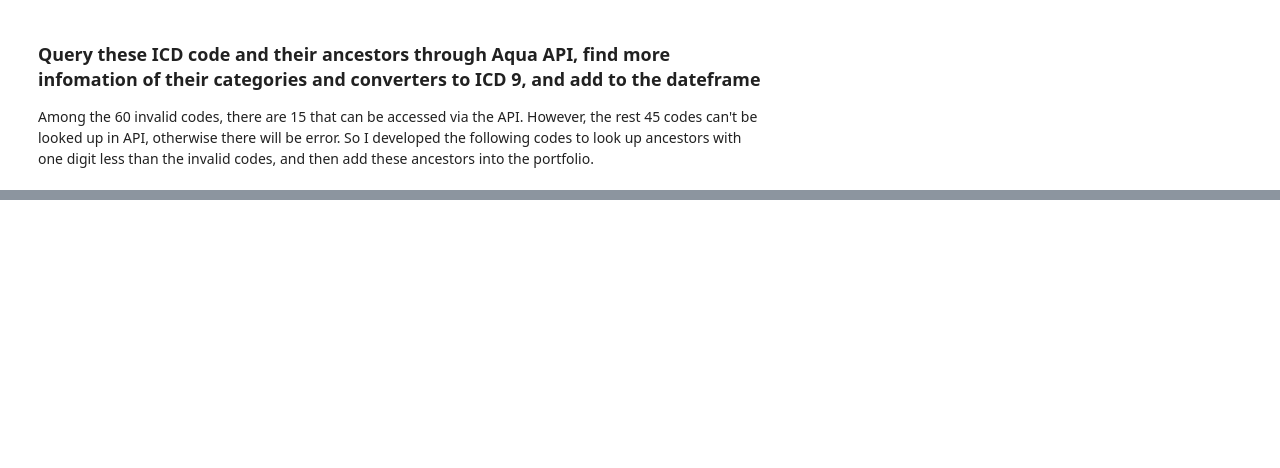
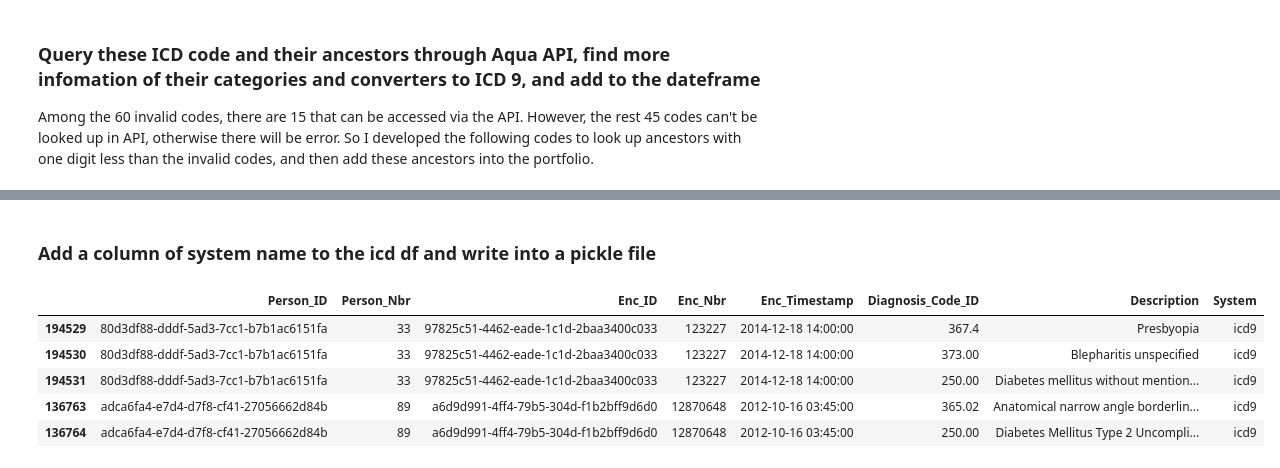
Before and after one commit to MATH497project/MATH497-DiabeticRetinopathy, a Jupyter notebook: ICD_code_exploration/ICD_codes_dictionary.ipynb, the cells around one changed output, grey strips where cells are left out. Saved outputs shown, nothing was run; the diff lists cells and outputs as text; code cells hidden in the pictures; blank space fills up the shorter version.

```diff
--- a/ICD_code_exploration/ICD_codes_dictionary.ipynb
+++ b/ICD_code_exploration/ICD_codes_dictionary.ipynb
@@ -13,0 +12,3 @@ df = pd.read_pickle(originpath + 'ICD_for_Enc.pickle')
+# %%
+path = os.getcwd()+'/data/'
+data = reader.Data(path)
@@ -14,3 +33,5 @@ df = pd.read_pickle(originpath + 'ICD_for_Enc.pickle')
+# %%
+df=data['ICD_for_Enc']
 # %%
 df['Enc_Date'] = [datetime.strftime(item, '%Y-%m-%d') for item in df['Enc_Timestamp']]
 # %%
@@ -692,0 +723,23 @@ ICD_10_df.to_pickle(intepath+'ICD_10_library.pickle')
+# %% [markdown]
+### Add a column of system name to the icd df and write into a pickle file
+# %%
+temp=df.copy()
+temp=temp.drop(['Enc_Date'], axis = 1)
+# %%
+def classify(code):
+    if code in ICD_9_dictionary.keys():
+        return 'icd9'
+    elif code in ICD_10_dictionary.keys():
+        return 'icd10'
+    elif code in ICD_9_PCS_dictionary.keys():
+        return 'icd9_PCS'
+temp['System']=temp.Diagnosis_Code_ID.map(lambda x: classify(x))
+# %%
+temp.head()
+# %% [output]
+|  | Person_ID | Person_Nbr | Enc_ID | Enc_Nbr | Enc_Timestamp | Diagnosis_Code_ID | Description | System |
+| 194529 | 80d3df88-dddf-5ad3-7cc1-b7b1ac6151fa | 33 | 97825c51-4462-eade-1c1d-2baa3400c033 | 123227 | 2014-12-18 14:00:00 | 367.4 | Presbyopia | icd9 |
+| 194530 | 80d3df88-dddf-5ad3-7cc1-b7b1ac6151fa | 33 | 97825c51-4462-eade-1c1d-2baa3400c033 | 123227 | 2014-12-18 14:00:00 | 373.00 | Blepharitis unspecified | icd9 |
+| 194531 | 80d3df88-dddf-5ad3-7cc1-b7b1ac6151fa | 33 | 97825c51-4462-eade-1c1d-2baa3400c033 | 123227 | 2014-12-18 14:00:00 | 250.00 | Diabetes mellitus without mention... | icd9 |
+| 136763 | adca6fa4-e7d4-d7f8-cf41-27056662d84b | 89 | a6d9d991-4ff4-79b5-304d-f1b2bff9d6d0 | 12870648 | 2012-10-16 03:45:00 | 365.02 | Anatomical narrow angle borderlin... | icd9 |
+| 136764 | adca6fa4-e7d4-d7f8-cf41-27056662d84b | 89 | a6d9d991-4ff4-79b5-304d-f1b2bff9d6d0 | 12870648 | 2012-10-16 03:45:00 | 250.00 | Diabetes Mellitus Type 2 Uncompli... | icd9 |
```
Also changed, not shown: parts of 27 cells of this notebook, 5 other files.
